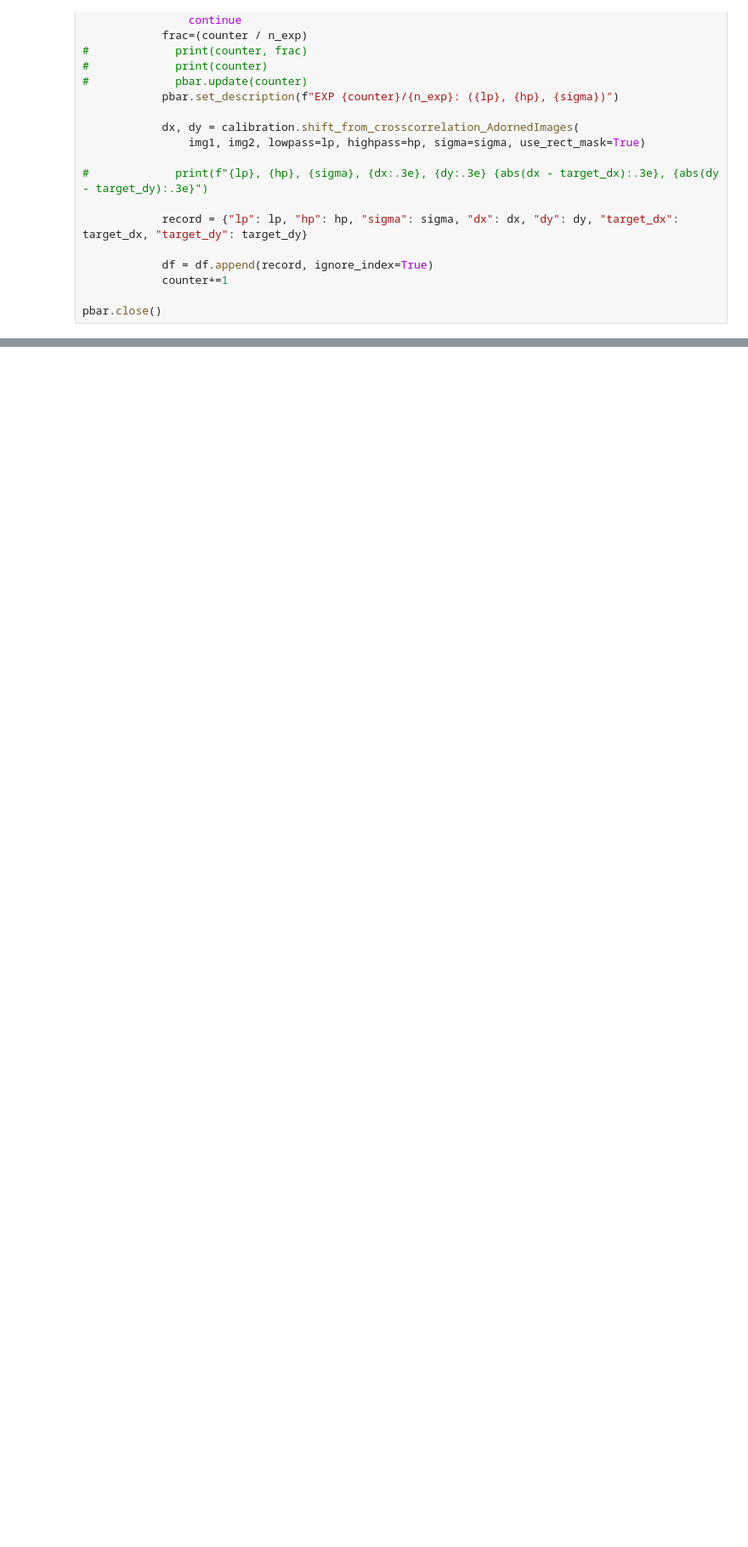
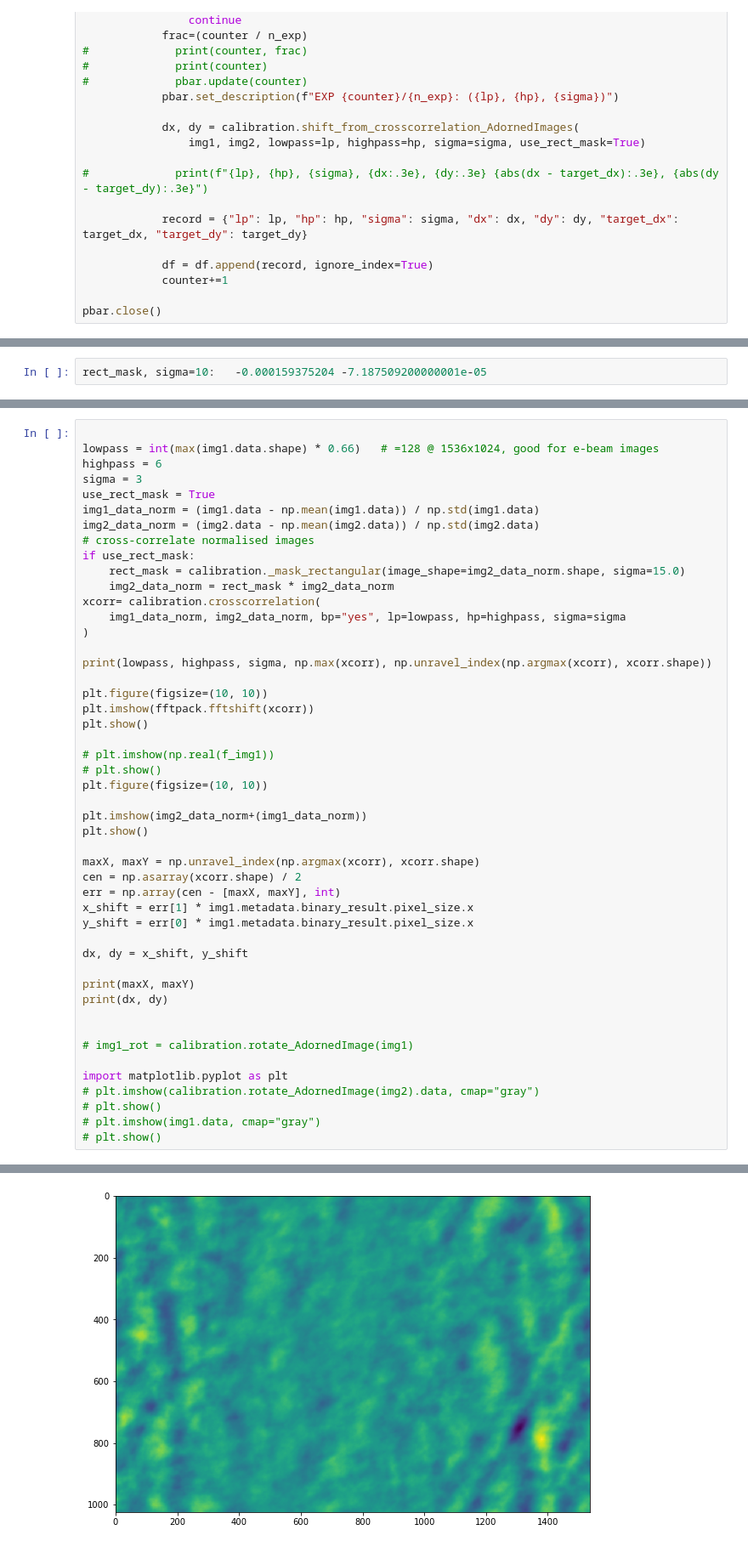
Before and after one commit to Phaips/autoliftout, a Jupyter notebook: liftout/tools/experiments.ipynb, the cells around one changed output, grey strips where cells are left out. Shown at 85% size. Saved outputs shown, nothing was run; the diff lists cells and outputs as text; blank space fills up the shorter version.

Commit message:
fixes for crosscorrelation, linking, and coordinate system

```diff
--- a/liftout/tools/experiments.ipynb
+++ b/liftout/tools/experiments.ipynb
@@ -217,0 +292,2 @@ for i, lp in enumerate(lp_values):
+# %%
+rect_mask, sigma=10:   -0.000159375204 -7.187509200000001e-05
@@ -217,0 +296,49 @@ for i, lp in enumerate(lp_values):
+# %%
+
+lowpass = int(max(img1.data.shape) * 0.66)   # =128 @ 1536x1024, good for e-beam images
+highpass = 6
+sigma = 3
+use_rect_mask = True
+img1_data_norm = (img1.data - np.mean(img1.data)) / np.std(img1.data)
+img2_data_norm = (img2.data - np.mean(img2.data)) / np.std(img2.data)
+# cross-correlate normalised images
+if use_rect_mask:
+    rect_mask = calibration._mask_rectangular(image_shape=img2_data_norm.shape, sigma=15.0)
+    img2_data_norm = rect_mask * img2_data_norm
+xcorr= calibration.crosscorrelation(
+    img1_data_norm, img2_data_norm, bp="yes", lp=lowpass, hp=highpass, sigma=sigma
+)
+
+print(lowpass, highpass, sigma, np.max(xcorr), np.unravel_index(np.argmax(xcorr), xcorr.shape))
+
+plt.figure(figsize=(10, 10))
+plt.imshow(fftpack.fftshift(xcorr))
+plt.show()
+
+# plt.imshow(np.real(f_img1))
+# plt.show()
+plt.figure(figsize=(10, 10))
+
+plt.imshow(img2_data_norm+(img1_data_norm))
+plt.show()
+
+maxX, maxY = np.unravel_index(np.argmax(xcorr), xcorr.shape)
+cen = np.asarray(xcorr.shape) / 2
+err = np.array(cen - [maxX, maxY], int)
+x_shift = err[1] * img1.metadata.binary_result.pixel_size.x
+y_shift = err[0] * img1.metadata.binary_result.pixel_size.x
+
+dx, dy = x_shift, y_shift
+
+print(maxX, maxY)
+print(dx, dy)
+
+
+# img1_rot = calibration.rotate_AdornedImage(img1)
+
+import matplotlib.pyplot as plt
+# plt.imshow(calibration.rotate_AdornedImage(img2).data, cmap="gray")
+# plt.show()
+# plt.imshow(img1.data, cmap="gray")
+# plt.show()
+# %% [output]
@@ -217,0 +346 @@ for i, lp in enumerate(lp_values):
+[figure, added]
```
Also changed, not shown: parts of 8 cells of this notebook, 6 other files.
